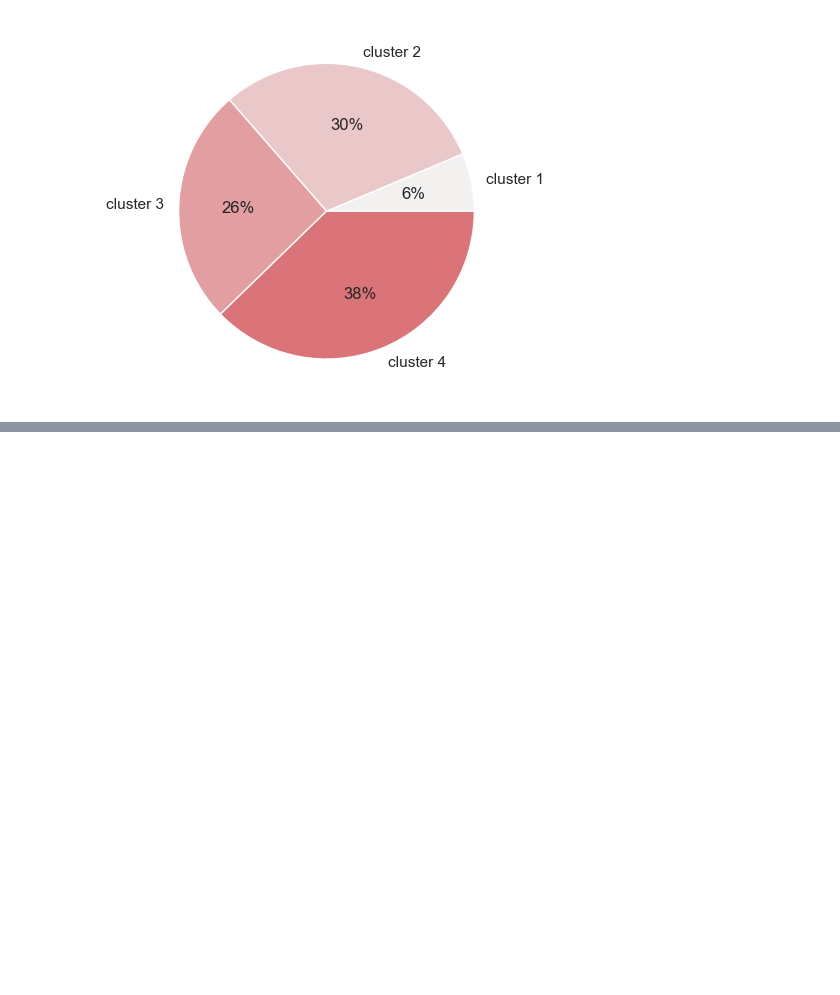
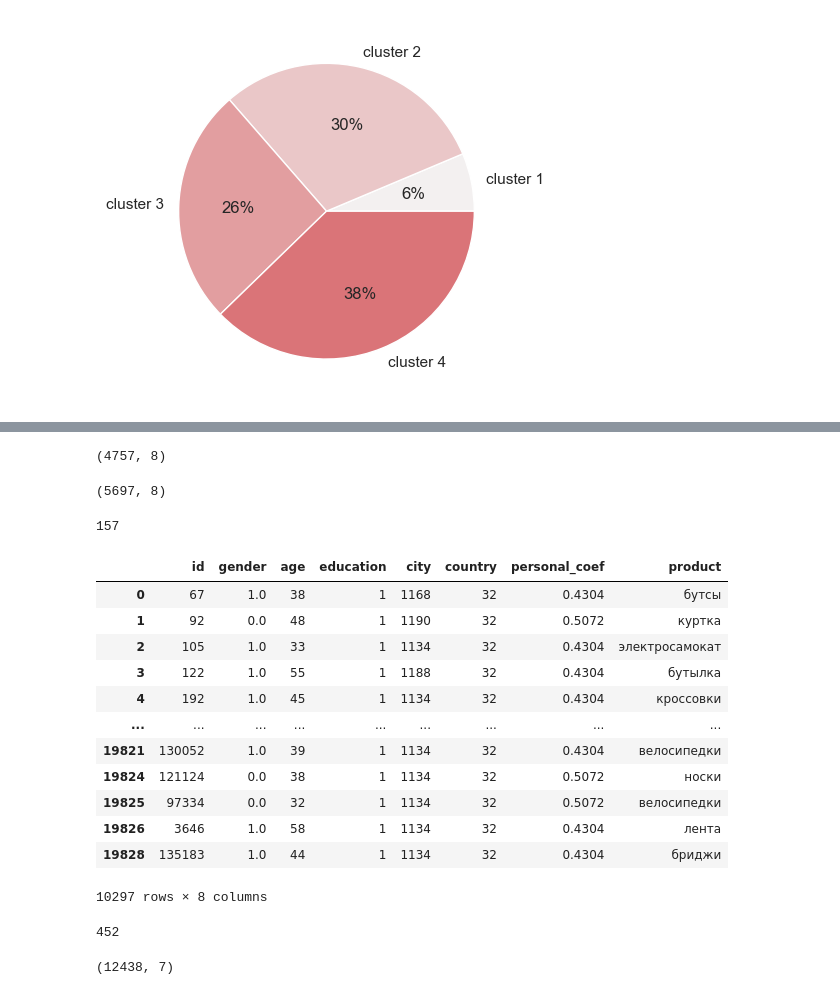
Before and after one commit to Dimayo/sporting_store, a Jupyter notebook: research.ipynb, the cells around one changed output, grey strips where cells are left out. Drawn from its saved outputs; the diff is of its cells as text; code cells hidden in the pictures; blank space fills up the shorter version.

```diff
--- a/research.ipynb
+++ b/research.ipynb
@@ -910,0 +951,5 @@ plt.show()
+# %%
+df_second = df_purch[(df_purch['dt'] == 15) | (df_purch['dt'] == 45)]
+second_camp = df_second.groupby('id', as_index=False).agg({'product': pd.Series.mode})
+second_camp['product'] = second_camp['product'].apply(lambda x: x[0] if type(x) == np.ndarray else x)
+second_camp
@@ -910,0 +970,33 @@ plt.show()
+# %%
+first_df = pd.merge(left=df_clients, right = first_camp, on='id', how='inner')
+first_df.shape
+# %% [output]
+(4757, 8)
+# %%
+second_df = pd.merge(left=df_clients, right = second_camp, on='id', how='inner')
+second_df = second_df[second_df.city == 1134]
+second_df.shape
+# %% [output]
+(5697, 8)
+# %%
+train = first_df.append(second_df)
+# %%
+train.duplicated().sum()
+# %% [output]
+157
+# %%
+train.drop_duplicates()
+# %% [output]
+|  | id | gender | age | education | city | country | personal_coef | product |
+| 0 | 67 | 1.0 | 38 | 1 | 1168 | 32 | 0.4304 | бутсы |
+| 1 | 92 | 0.0 | 48 | 1 | 1190 | 32 | 0.5072 | куртка |
+| 2 | 105 | 1.0 | 33 | 1 | 1134 | 32 | 0.4304 | электросамокат |
+| 3 | 122 | 1.0 | 55 | 1 | 1188 | 32 | 0.4304 | бутылка |
+| 4 | 192 | 1.0 | 45 | 1 | 1134 | 32 | 0.4304 | кроссовки |
+| ... | ... | ... | ... | ... | ... | ... | ... | ... |
+| 19821 | 130052 | 1.0 | 39 | 1 | 1134 | 32 | 0.4304 | велосипедки |
+| 19824 | 121124 | 0.0 | 38 | 1 | 1134 | 32 | 0.5072 | носки |
+| 19825 | 97334 | 0.0 | 32 | 1 | 1134 | 32 | 0.5072 | велосипедки |
+| 19826 | 3646 | 1.0 | 58 | 1 | 1134 | 32 | 0.4304 | лента |
+| 19828 | 135183 | 1.0 | 44 | 1 | 1134 | 32 | 0.4304 | бриджи |
+10297 rows × 8 columns
@@ -910,0 +1005,9 @@ plt.show()
+# %%
+train['product'].nunique()
+# %% [output]
+452
+# %%
+test = df_clients[(df_clients.city == 1188) & (df_clients.country == 32)]
+test.shape
+# %% [output]
+(12438, 7)
```
Also changed, not shown: parts of 17 cells of this notebook.
